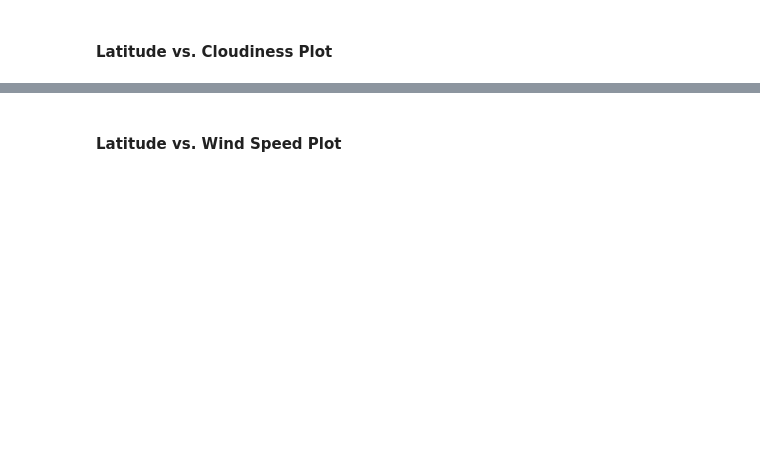
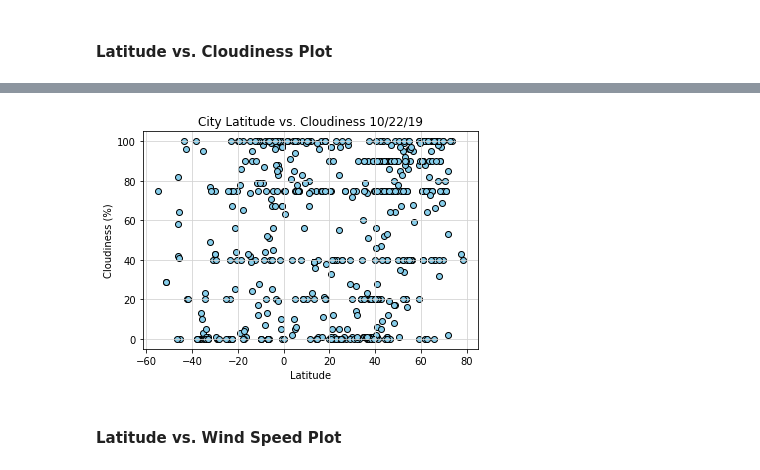
Before and after one commit to orlandolepe/python-api-challenge, a Jupyter notebook: WeatherPy.ipynb, the cells around one changed output, grey strips where cells are left out. Saved outputs shown, nothing was run; the diff lists cells and outputs as text; code cells hidden in the pictures; blank space fills up the shorter version.

```diff
--- a/WeatherPy.ipynb
+++ b/WeatherPy.ipynb
@@ -192,2 +195,12 @@ plt.show()
+# %%
+plt.scatter(weather_dataframe["Lat"],weather_dataframe["Cloudiness"],edgecolors="black",facecolors="skyblue")
+plt.title("City Latitude vs. Cloudiness 10/22/19")
+plt.xlabel("Latitude")
+plt.ylabel("Cloudiness (%)")
+plt.grid (b=True,which="major",axis="both",linestyle="-",color="lightgrey")
+plt.savefig("figure3_latvscloudiness")
+plt.show()
+# %% [output]
+[figure, added]
 # %% [markdown]
 #### Latitude vs. Wind Speed Plot
```
Also changed, not shown: parts of 9 cells of this notebook.
